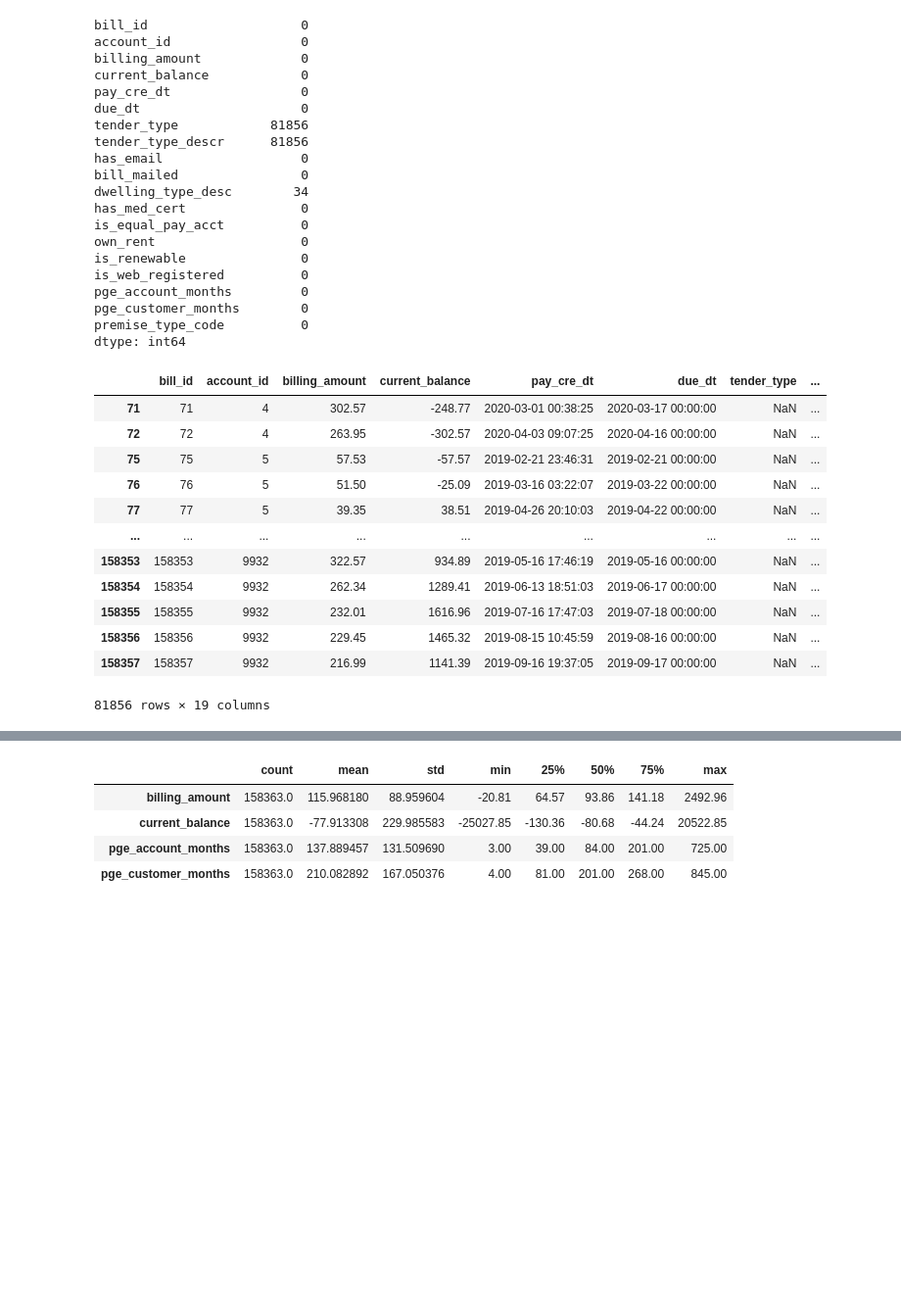
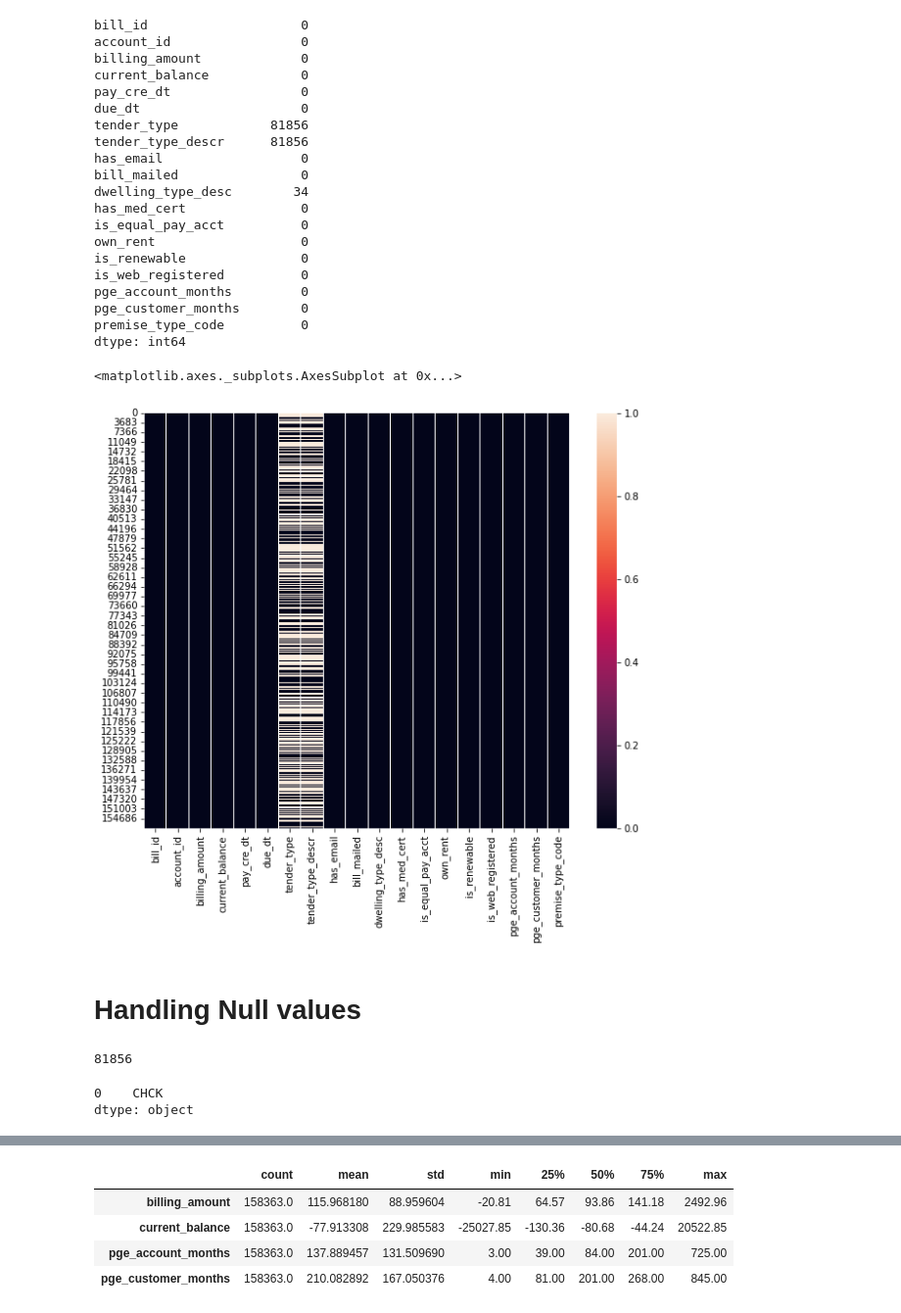
Before and after one commit to Suchithrareddyn/Electricity-Bills, a Jupyter notebook: project1.ipynb, the cells around one changed output, grey strips where cells are left out. Shown at 98% size. Saved outputs shown, nothing was run; the diff lists cells and outputs as text; code cells hidden in the pictures; blank space fills up the shorter version.

```diff
--- a/project1.ipynb
+++ b/project1.ipynb
@@ -174,19 +126,22 @@ pge_account_months         0
 pge_customer_months        0
 premise_type_code          0
 dtype: int64
+# %%
+plt.figure(figsize=(10, 8))
+sns.heatmap(df.isna())
+# %% [output]
+<matplotlib.axes._subplots.AxesSubplot at 0x...>
+[figure, added]
+# %% [markdown]
+# **Handling Null values**
 # %%
-df[df['tender_type'].isnull()]
+df["tender_type"].isnull().sum()
 # %% [output]
-|  | bill_id | account_id | billing_amount | current_balance | pay_cre_dt | due_dt | tender_type | ... |
-| 71 | 71 | 4 | 302.57 | -248.77 | 2020-03-01 00:38:25 | 2020-03-17 00:00:00 | NaN | ... |
-| 72 | 72 | 4 | 263.95 | -302.57 | 2020-04-03 09:07:25 | 2020-04-16 00:00:00 | NaN | ... |
-| 75 | 75 | 5 | 57.53 | -57.57 | 2019-02-21 23:46:31 | 2019-02-21 00:00:00 | NaN | ... |
-| 76 | 76 | 5 | 51.50 | -25.09 | 2019-03-16 03:22:07 | 2019-03-22 00:00:00 | NaN | ... |
-| 77 | 77 | 5 | 39.35 | 38.51 | 2019-04-26 20:10:03 | 2019-04-22 00:00:00 | NaN | ... |
-| ... | ... | ... | ... | ... | ... | ... | ... | ... |
-| 158353 | 158353 | 9932 | 322.57 | 934.89 | 2019-05-16 17:46:19 | 2019-05-16 00:00:00 | NaN | ... |
-| 158354 | 158354 | 9932 | 262.34 | 1289.41 | 2019-06-13 18:51:03 | 2019-06-17 00:00:00 | NaN | ... |
-| 158355 | 158355 | 9932 | 232.01 | 1616.96 | 2019-07-16 17:47:03 | 2019-07-18 00:00:00 | NaN | ... |
-| 158356 | 158356 | 9932 | 229.45 | 1465.32 | 2019-08-15 10:45:59 | 2019-08-16 00:00:00 | NaN | ... |
-| 158357 | 158357 | 9932 | 216.99 | 1141.39 | 2019-09-16 19:37:05 | 2019-09-17 00:00:00 | NaN | ... |
-81856 rows × 19 columns
+81856
+# %%
+mode= df.tender_type.mode()
+mode
+#The most common payment method is through Check
+# %% [output]
+0    CHCK
+dtype: object
```
Also changed, not shown: parts of 28 cells of this notebook.
